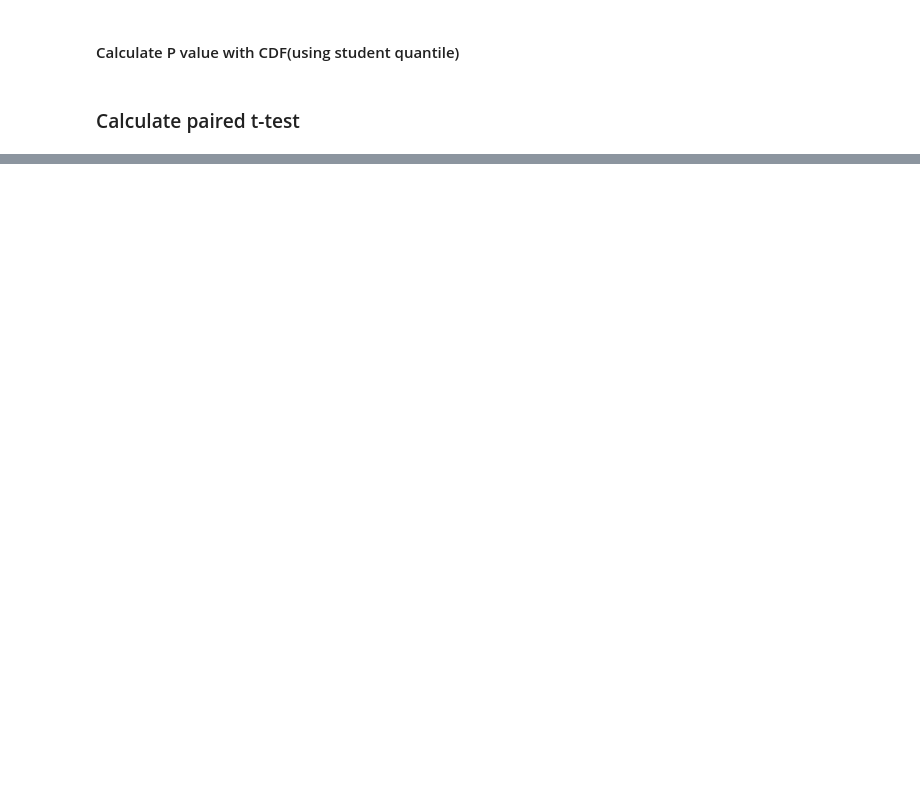
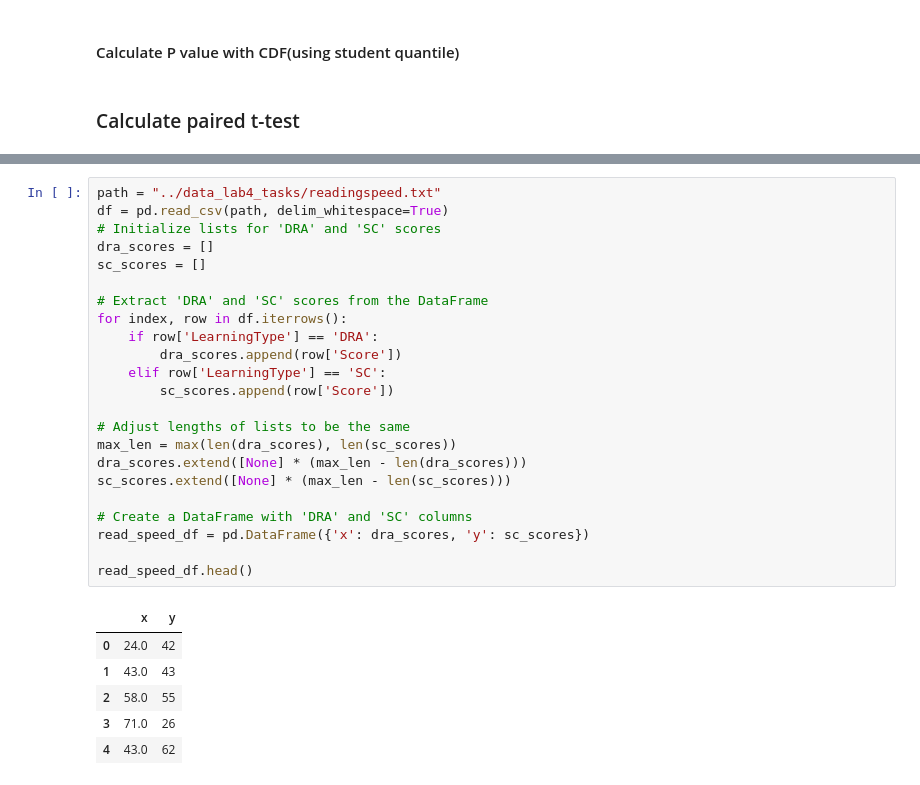
Before and after one commit to nezogame/Data_analysis_and_visualization, a Jupyter notebook: lab4/Untitled.ipynb, the cells around one changed output, grey strips where cells are left out. Saved outputs shown, nothing was run; the diff lists cells and outputs as text; blank space fills up the shorter version.

```diff
--- a/lab4/Untitled.ipynb
+++ b/lab4/Untitled.ipynb
@@ -519,0 +546,30 @@ NOT homogeneous sample
+# %%
+path = "../data_lab4_tasks/readingspeed.txt"
+df = pd.read_csv(path, delim_whitespace=True)
+# Initialize lists for 'DRA' and 'SC' scores
+dra_scores = []
+sc_scores = []
+
+# Extract 'DRA' and 'SC' scores from the DataFrame
+for index, row in df.iterrows():
+    if row['LearningType'] == 'DRA':
+        dra_scores.append(row['Score'])
+    elif row['LearningType'] == 'SC':
+        sc_scores.append(row['Score'])
+
+# Adjust lengths of lists to be the same
+max_len = max(len(dra_scores), len(sc_scores))
+dra_scores.extend([None] * (max_len - len(dra_scores)))
+sc_scores.extend([None] * (max_len - len(sc_scores)))
+
+# Create a DataFrame with 'DRA' and 'SC' columns
+read_speed_df = pd.DataFrame({'x': dra_scores, 'y': sc_scores})
+
+read_speed_df.head()
+# %% [output]
+|  | x | y |
+| 0 | 24.0 | 42 |
+| 1 | 43.0 | 43 |
+| 2 | 58.0 | 55 |
+| 3 | 71.0 | 26 |
+| 4 | 43.0 | 62 |
```
Also changed, not shown: parts of 53 cells of this notebook.
